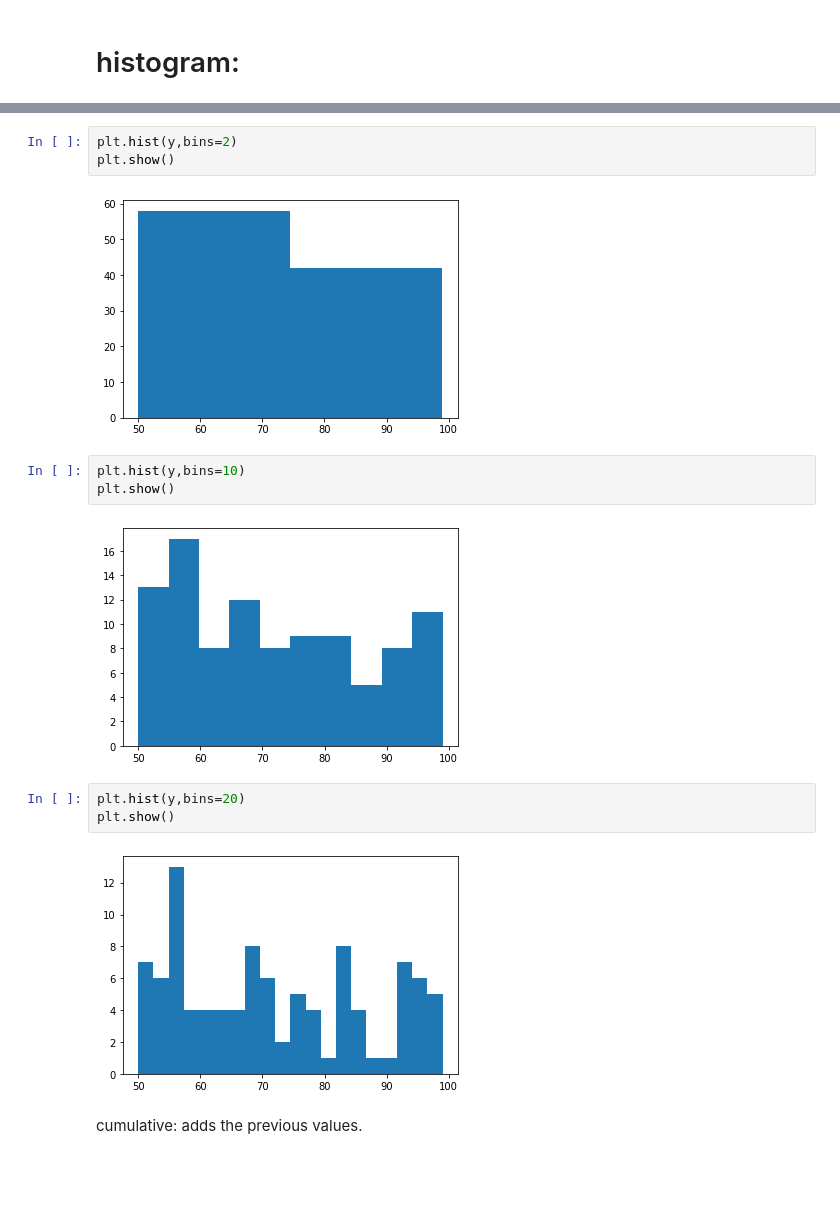
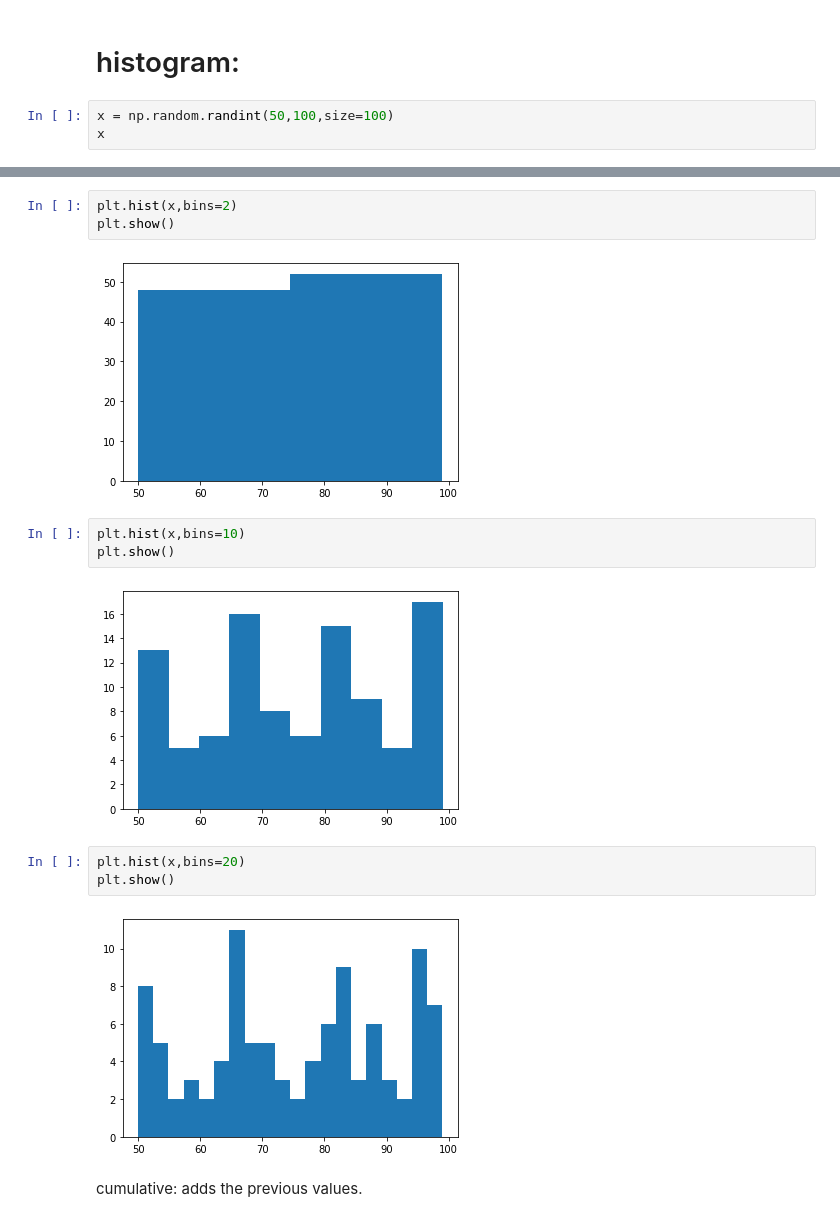
Before and after one commit to sidharth-ds/Data-Visualizations, a Jupyter notebook: Matplotlib_1.ipynb, the cells around one changed output, grey strips where cells are left out. Cells and saved outputs as stored; diff of their text form; blank space fills up the shorter version.

```diff
--- a/Matplotlib_1.ipynb
+++ b/Matplotlib_1.ipynb
@@ -228,3 +228,6 @@ plt.show()
 [figure]
 # %% [markdown]
 # histogram:
+# %%
+x = np.random.randint(50,100,size=100)
+x
@@ -236,18 +246,18 @@ plt.show()
 # %%
-plt.hist(y,bins=2)
+plt.hist(x,bins=2)
 plt.show()
 # %% [output]
-[figure, old version]
+[figure, new version]
 # %%
-plt.hist(y,bins=10)
+plt.hist(x,bins=10)
 plt.show()
 # %% [output]
-[figure, old version]
+[figure, new version]
 # %%
-plt.hist(y,bins=20)
+plt.hist(x,bins=20)
 plt.show()
 # %% [output]
-[figure, old version]
+[figure, new version]
 # %% [markdown]
 cumulative: adds the previous values.
 # %%
```
Also changed, not shown: parts of 8 cells of this notebook.
